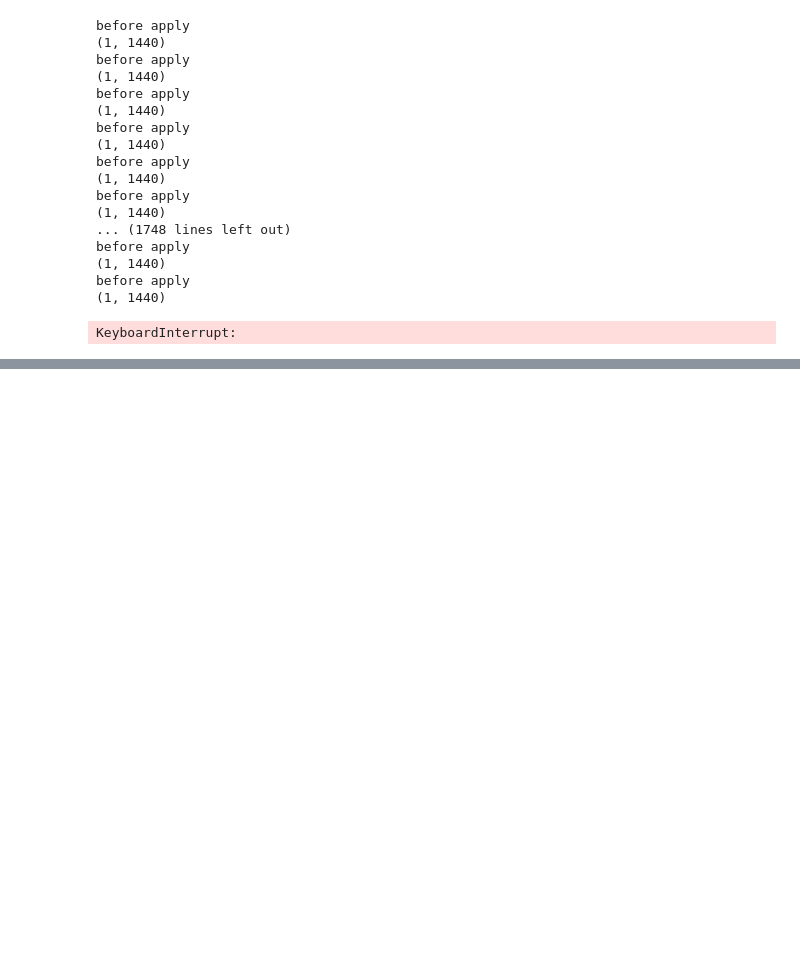
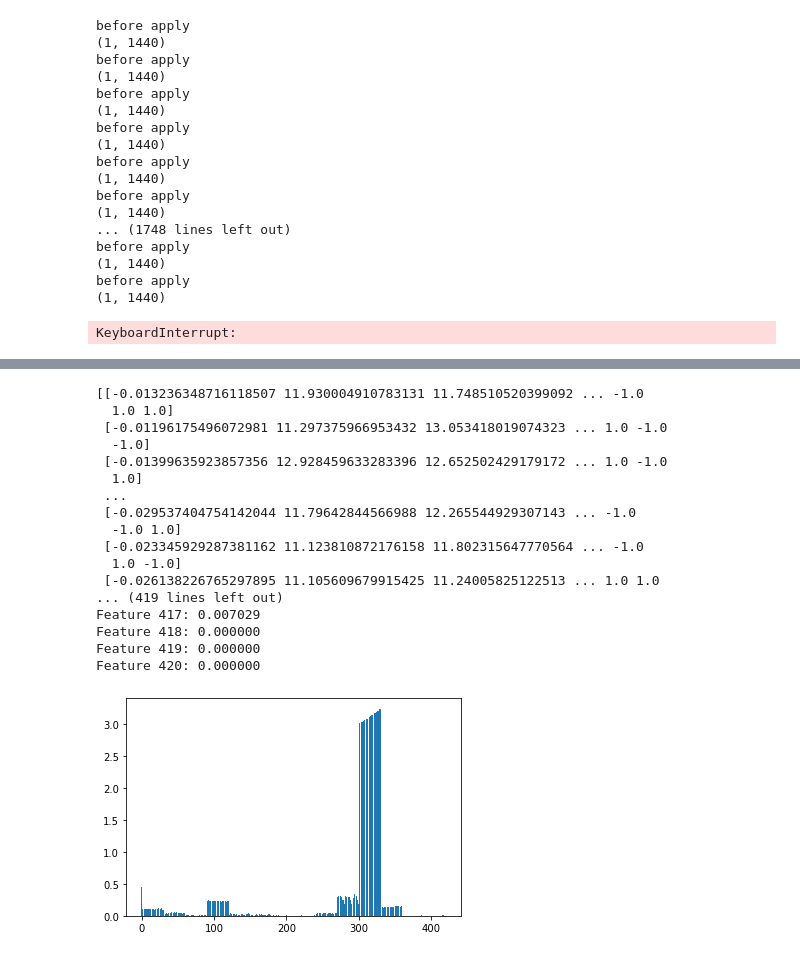
Before and after one commit to ziyuan-h/stats601-project, a Jupyter notebook: stats_601_project-FEATURE.ipynb, the cells around one changed output, grey strips where cells are left out. Drawn from its saved outputs; the diff is of its cells as text; code cells hidden in the pictures; blank space fills up the shorter version.

```diff
--- a/stats_601_project-FEATURE.ipynb
+++ b/stats_601_project-FEATURE.ipynb
@@ -315,0 +423,37 @@ FeatureExtract(input).shape
+# %%
+from sklearn.datasets import load_digits
+from sklearn.feature_selection import SelectKBest, chi2,mutual_info_regression
+# configure to select all features
+fs = SelectKBest(score_func=mutual_info_regression, k='all')
+# learn relationship from training data
+fs.fit(X_train, Y_train)
+# transform train input data
+X_train_fs = fs.transform(X_train)
+print( X_train_fs, fs)
+import matplotlib
+import matplotlib.pyplot as plt
+# what are scores for the features
+for i in range(len(fs.scores_)):
+	print('Feature %d: %f' % (i, fs.scores_[i]))
+# plot the scores
+plt.bar([i for i in range(len(fs.scores_))], fs.scores_)
+plt.show()
+# %% [output]
+[[-0.013236348716118507 11.930004910783131 11.748510520399092 ... -1.0
+  1.0 1.0]
+ [-0.01196175496072981 11.297375966953432 13.053418019074323 ... 1.0 -1.0
+  -1.0]
+ [-0.01399635923857356 12.928459633283396 12.652502429179172 ... 1.0 -1.0
+  1.0]
+ ...
+ [-0.029537404754142044 11.79642844566988 12.265544929307143 ... -1.0
+  -1.0 1.0]
+ [-0.023345929287381162 11.123810872176158 11.802315647770564 ... -1.0
+  1.0 -1.0]
+ [-0.026138226765297895 11.105609679915425 11.24005825122513 ... 1.0 1.0
+... (419 lines left out)
+Feature 417: 0.007029
+Feature 418: 0.000000
+Feature 419: 0.000000
+Feature 420: 0.000000
+[figure, added]
```
Also changed, not shown: parts of 21 cells of this notebook, 12 other files.
